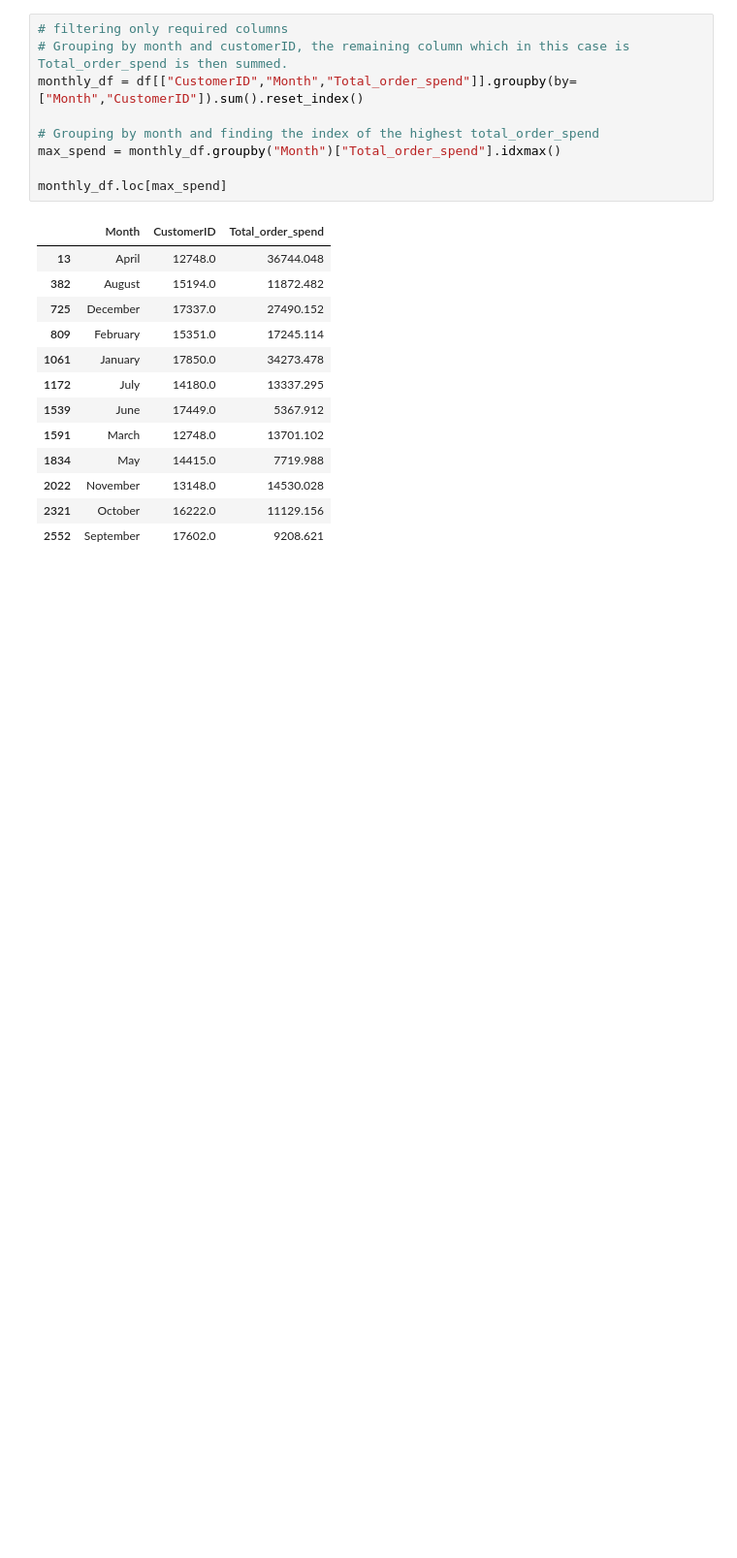
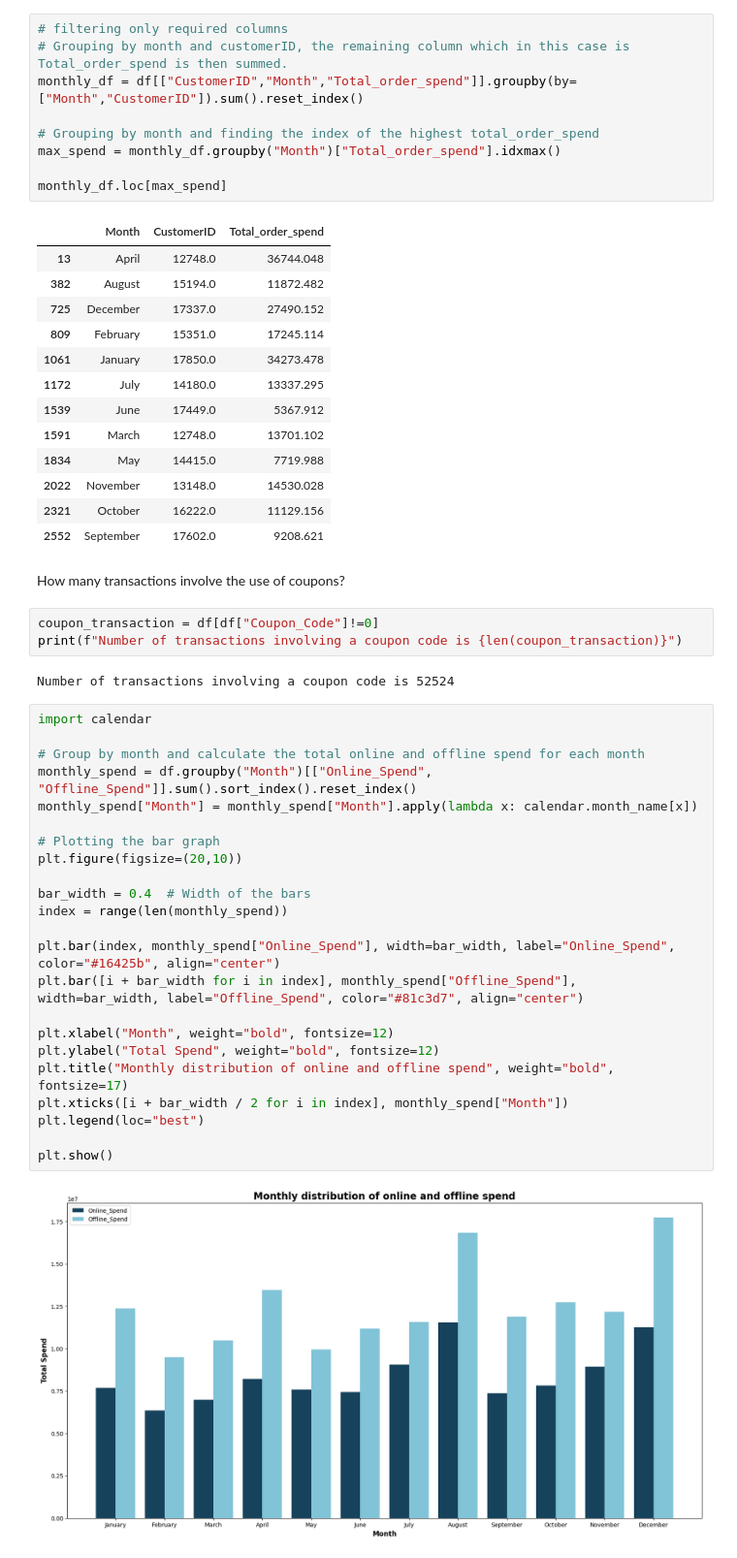
Before and after one commit to hemantsirsat/Data-Visualisation, a Jupyter notebook: Online shopping trend/app.ipynb, the cells around one changed output. Shown at 97% size. Cells and saved outputs as stored; diff of their text form; blank space fills up the shorter version.

```diff
--- a/Online shopping trend/app.ipynb
+++ b/Online shopping trend/app.ipynb
@@ -344,3 +386,35 @@ monthly_df.loc[max_spend]
 | 2022 | November | 13148.0 | 14530.028 |
 | 2321 | October | 16222.0 | 11129.156 |
 | 2552 | September | 17602.0 | 9208.621 |
+# %% [markdown]
+How many transactions involve the use of coupons?
+# %%
+coupon_transaction = df[df["Coupon_Code"]!=0]
+print(f"Number of transactions involving a coupon code is {len(coupon_transaction)}")
+# %% [output]
+Number of transactions involving a coupon code is 52524
+# %%
+import calendar
+
+# Group by month and calculate the total online and offline spend for each month
+monthly_spend = df.groupby("Month")[["Online_Spend", "Offline_Spend"]].sum().sort_index().reset_index()
+monthly_spend["Month"] = monthly_spend["Month"].apply(lambda x: calendar.month_name[x])
+
+# Plotting the bar graph
+plt.figure(figsize=(20,10))
+
+bar_width = 0.4  # Width of the bars
+index = range(len(monthly_spend))
+
+plt.bar(index, monthly_spend["Online_Spend"], width=bar_width, label="Online_Spend", color="#16425b", align="center")
+plt.bar([i + bar_width for i in index], monthly_spend["Offline_Spend"], width=bar_width, label="Offline_Spend", color="#81c3d7", align="center")
+
+plt.xlabel("Month", weight="bold", fontsize=12)
+plt.ylabel("Total Spend", weight="bold", fontsize=12)
+plt.title("Monthly distribution of online and offline spend", weight="bold", fontsize=17)
+plt.xticks([i + bar_width / 2 for i in index], monthly_spend["Month"])
+plt.legend(loc="best")
+
+plt.show()
+# %% [output]
+[figure, added]
```
Also changed, not shown: parts of 16 cells of this notebook.
